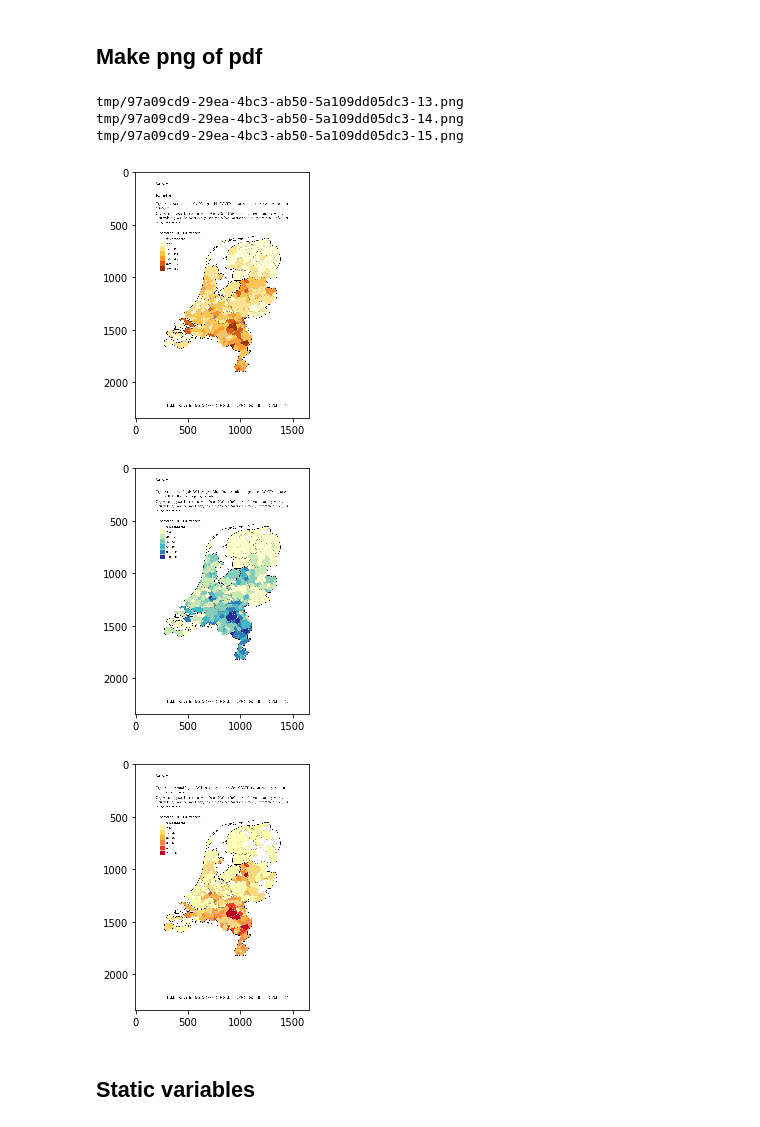
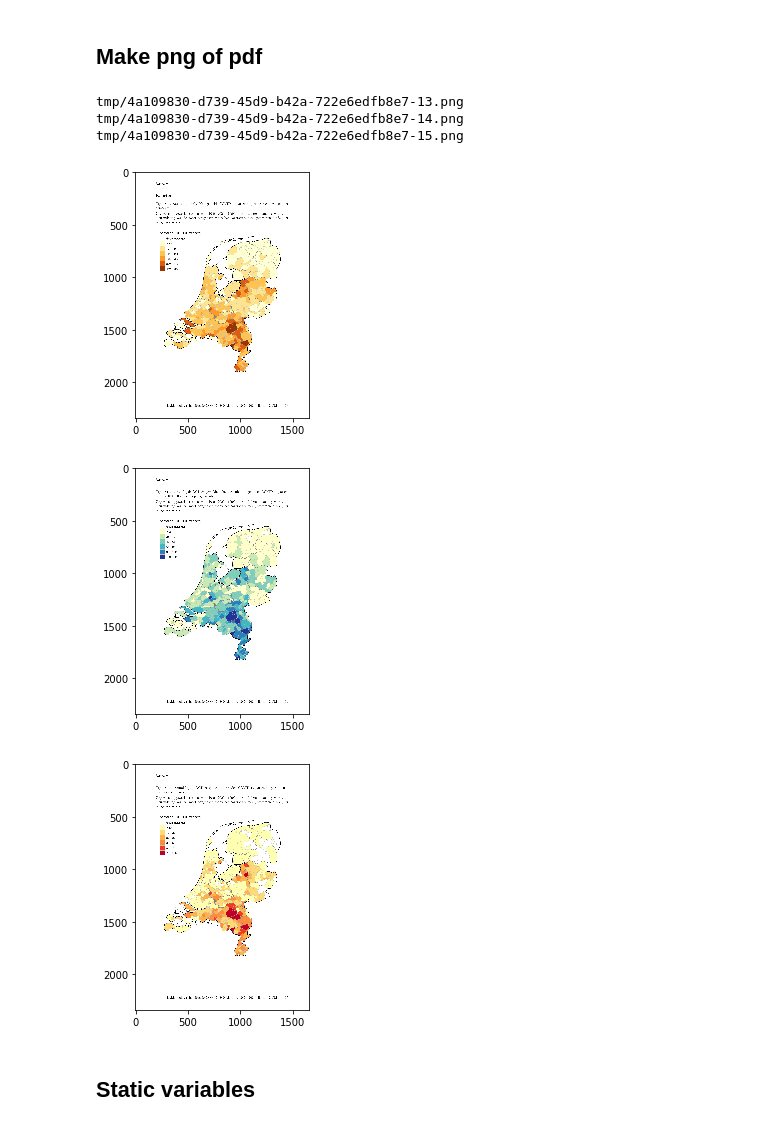
Before and after one commit to J535D165/CoronaWatchNL, a Jupyter notebook: pdf_extract_map.ipynb, the cells around one changed output. Saved outputs shown, nothing was run; the diff lists cells and outputs as text; code cells hidden in the pictures.

Commit message:
Update data and plots 2020-04-10

```diff
--- a/pdf_extract_map.ipynb
+++ b/pdf_extract_map.ipynb
@@ -29,31 +29,31 @@ except Exception:
 
 Path(temp_folder).mkdir(exist_ok=True)
 # %%
-report_fp = "reports/COVID-19_WebSite_rapport_20200409_1203.pdf"
+report_fp = "reports/COVID-19_WebSite_rapport_20200410_1119_0.pdf"
 
 images = convert_from_path(
     report_fp,
     output_folder=temp_folder,
     fmt='png',
     first_page=first_page,
     last_page=last_page,
 )
 
 image_files = dict(zip(["Totaal", "Ziekenhuisopname", "Overleden"], sorted(Path("tmp").glob("*.png"))))
 
 for key, image_file in image_files.items():
 
     print(image_file)
     plt.figure()
     image = skimage.io.imread(image_file)
     skimage.io.imshow(image)
 # %% [output]
-tmp/97a09cd9-29ea-4bc3-ab50-5a109dd05dc3-13.png
-tmp/97a09cd9-29ea-4bc3-ab50-5a109dd05dc3-14.png
-tmp/97a09cd9-29ea-4bc3-ab50-5a109dd05dc3-15.png
+tmp/4a109830-d739-45d9-b42a-722e6edfb8e7-13.png
+tmp/4a109830-d739-45d9-b42a-722e6edfb8e7-14.png
+tmp/4a109830-d739-45d9-b42a-722e6edfb8e7-15.png
-[figure, old version]
+[figure, new version]
-[figure, old version]
+[figure, new version]
-[figure, old version]
+[figure, new version]
 # %% [markdown]
 ## Static variables
 # %%
```
Also changed, not shown: parts of 12 cells of this notebook, 56 other files.
